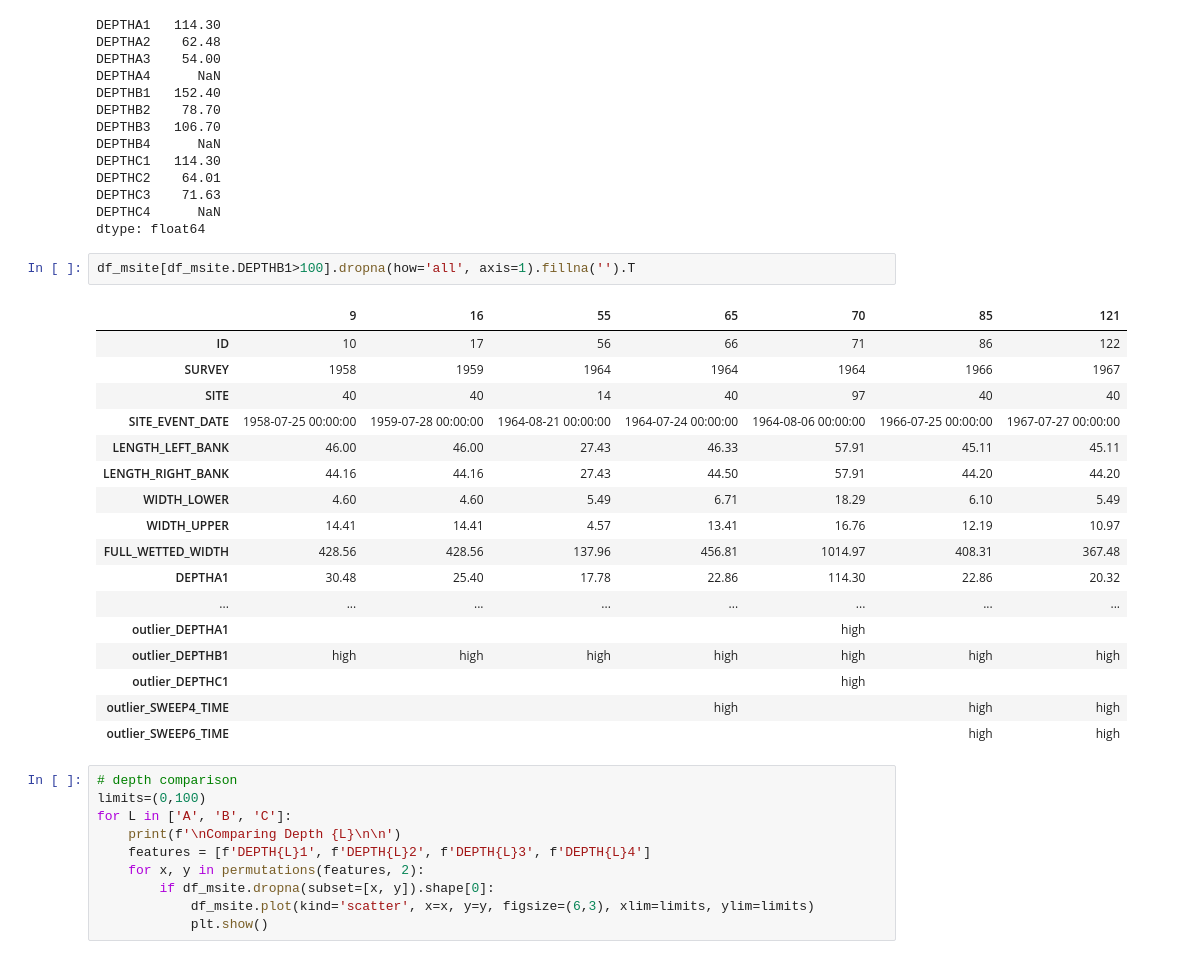
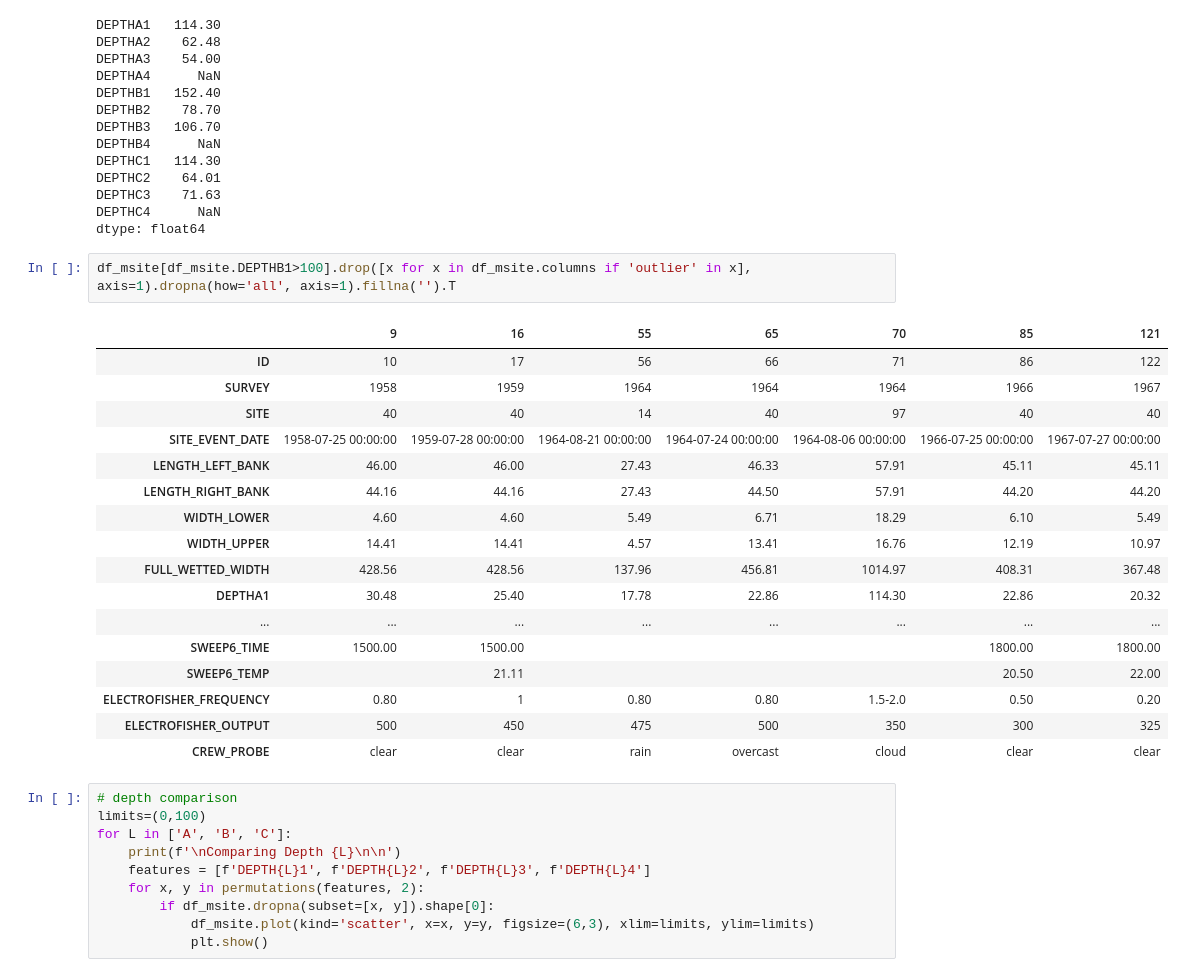
Before and after one commit to dfo-gulf-science/EFishing-EDA, a Jupyter notebook: E_Fishing_EDA_part2.ipynb, the cells around one changed output. Drawn from its saved outputs; the diff is of its cells as text.

```diff
--- a/E_Fishing_EDA_part2.ipynb
+++ b/E_Fishing_EDA_part2.ipynb
@@ -964,25 +1007,25 @@ DEPTHC3    71.63
 DEPTHC4      NaN
 dtype: float64
 # %%
-df_msite[df_msite.DEPTHB1>100].dropna(how='all', axis=1).fillna('').T
+df_msite[df_msite.DEPTHB1>100].drop([x for x in df_msite.columns if 'outlier' in x], axis=1).dropna(how='all', axis=1).fillna('').T
 # %% [output]
 |  | 9 | 16 | 55 | 65 | 70 | 85 | 121 |
 | ID | 10 | 17 | 56 | 66 | 71 | 86 | 122 |
 | SURVEY | 1958 | 1959 | 1964 | 1964 | 1964 | 1966 | 1967 |
 | SITE | 40 | 40 | 14 | 40 | 97 | 40 | 40 |
 | SITE_EVENT_DATE | 1958-07-25 00:00:00 | 1959-07-28 00:00:00 | 1964-08-21 00:00:00 | 1964-07-24 00:00:00 | 1964-08-06 00:00:00 | 1966-07-25 00:00:00 | 1967-07-27 00:00:00 |
 | LENGTH_LEFT_BANK | 46.00 | 46.00 | 27.43 | 46.33 | 57.91 | 45.11 | 45.11 |
 | LENGTH_RIGHT_BANK | 44.16 | 44.16 | 27.43 | 44.50 | 57.91 | 44.20 | 44.20 |
 | WIDTH_LOWER | 4.60 | 4.60 | 5.49 | 6.71 | 18.29 | 6.10 | 5.49 |
 | WIDTH_UPPER | 14.41 | 14.41 | 4.57 | 13.41 | 16.76 | 12.19 | 10.97 |
 | FULL_WETTED_WIDTH | 428.56 | 428.56 | 137.96 | 456.81 | 1014.97 | 408.31 | 367.48 |
 | DEPTHA1 | 30.48 | 25.40 | 17.78 | 22.86 | 114.30 | 22.86 | 20.32 |
 | ... | ... | ... | ... | ... | ... | ... | ... |
-| outlier_DEPTHA1 |  |  |  |  | high |  |  |
-| outlier_DEPTHB1 | high | high | high | high | high | high | high |
-| outlier_DEPTHC1 |  |  |  |  | high |  |  |
-| outlier_SWEEP4_TIME |  |  |  | high |  | high | high |
-| outlier_SWEEP6_TIME |  |  |  |  |  | high | high |
+| SWEEP6_TIME | 1500.00 | 1500.00 |  |  |  | 1800.00 | 1800.00 |
+| SWEEP6_TEMP |  | 21.11 |  |  |  | 20.50 | 22.00 |
+| ELECTROFISHER_FREQUENCY | 0.80 | 1 | 0.80 | 0.80 | 1.5-2.0 | 0.50 | 0.20 |
+| ELECTROFISHER_OUTPUT | 500 | 450 | 475 | 500 | 350 | 300 | 325 |
+| CREW_PROBE | clear | clear | rain | overcast | cloud | clear | clear |
 # %%
 # depth comparison
 limits=(0,100)
```
Also changed, not shown: parts of 17 cells of this notebook.
